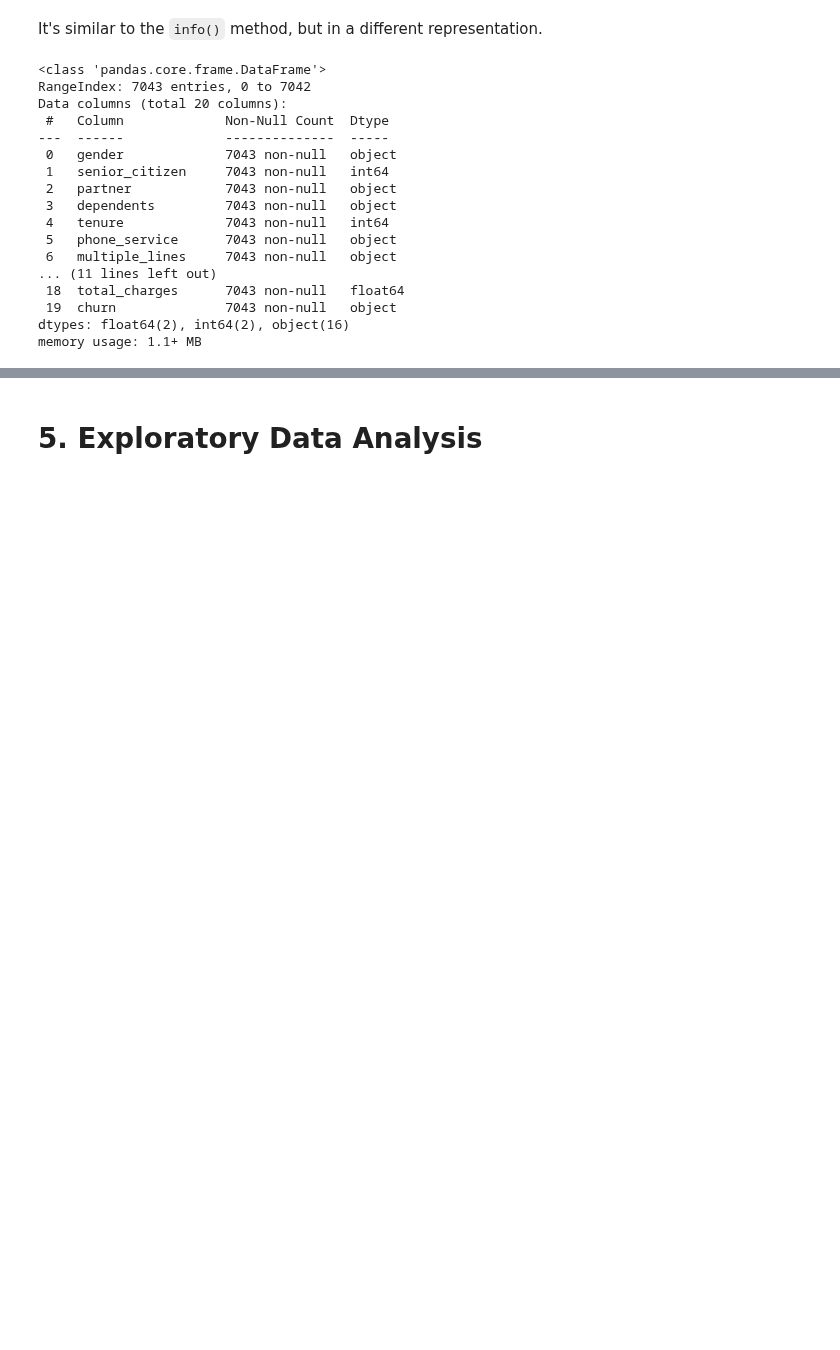
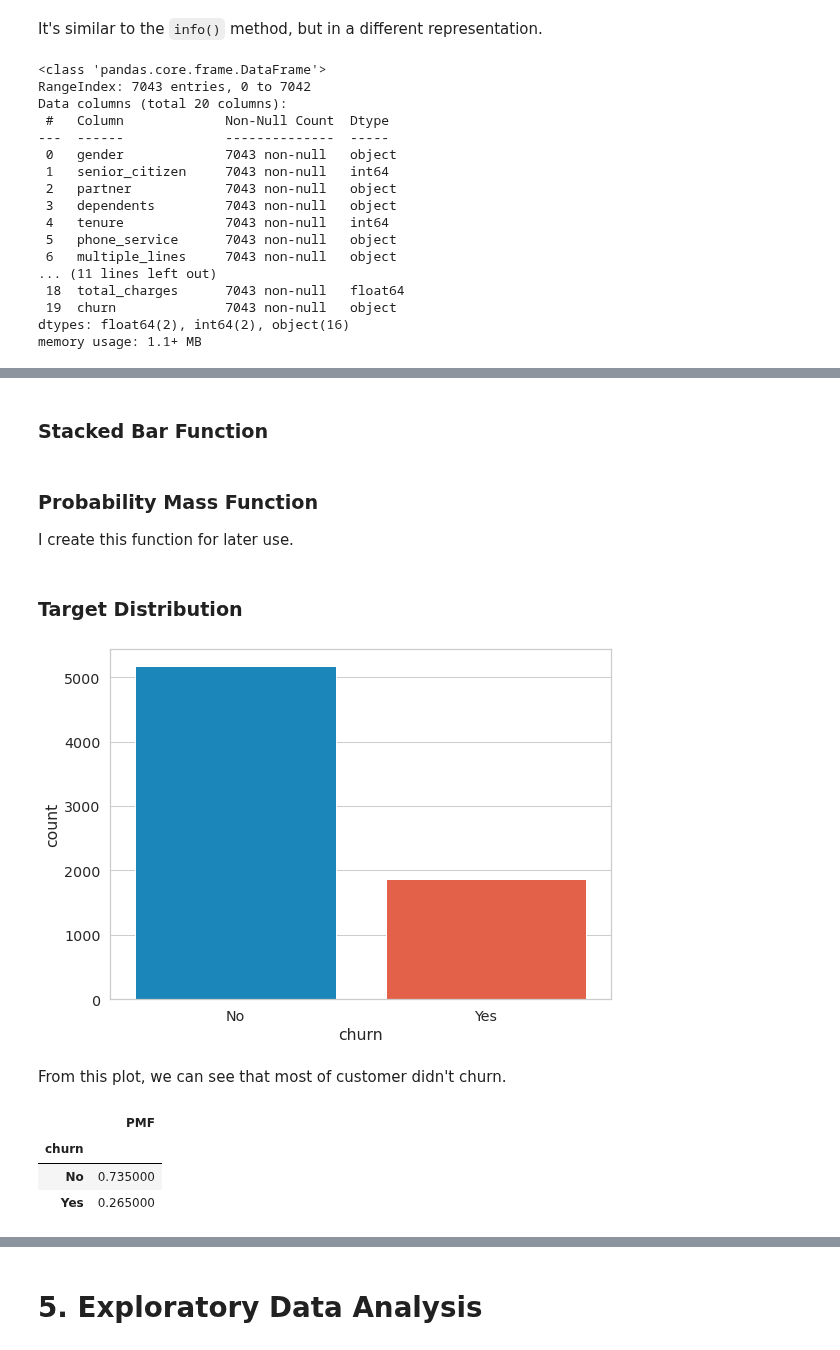
Before and after one commit to adhang/data-science-digital-skola, a Jupyter notebook: 99. Final Project/Telco Customer Churn Prediction.ipynb, the cells around one changed output, grey strips where cells are left out. Drawn from its saved outputs; the diff is of its cells as text; code cells hidden in the pictures; blank space fills up the shorter version.

```diff
--- a/99. Final Project/Telco Customer Churn Prediction.ipynb
+++ b/99. Final Project/Telco Customer Churn Prediction.ipynb
@@ -448,0 +632,7 @@ data.describe()
+# %%
+def count_plot(data, x, hue=None):
+  fig, ax = plt.subplots(figsize=(8,6))
+  sns.countplot(data=data, x=x, hue=hue, ax=ax)
+  plt.show()
+# %% [markdown]
+### Stacked Bar Function
@@ -448,0 +650,3 @@ data.describe()
+# %% [markdown]
+### Probability Mass Function
+I create this function for later use.
@@ -448,0 +658,16 @@ data.describe()
+# %% [markdown]
+### Target Distribution
+# %%
+count_plot(data=data, x='churn')
+# %% [output]
+[figure, added]
+# %% [markdown]
+From this plot, we can see that most of customer didn't churn.
+# %%
+churn_dist = get_pmf(data, 'churn')
+churn_dist.round(3).style.background_gradient(vmin=0)
+# %% [output]
+|  | PMF |
+| churn |  |
+| No | 0.735000 |
+| Yes | 0.265000 |
```
Also changed, not shown: parts of 48 cells of this notebook.
